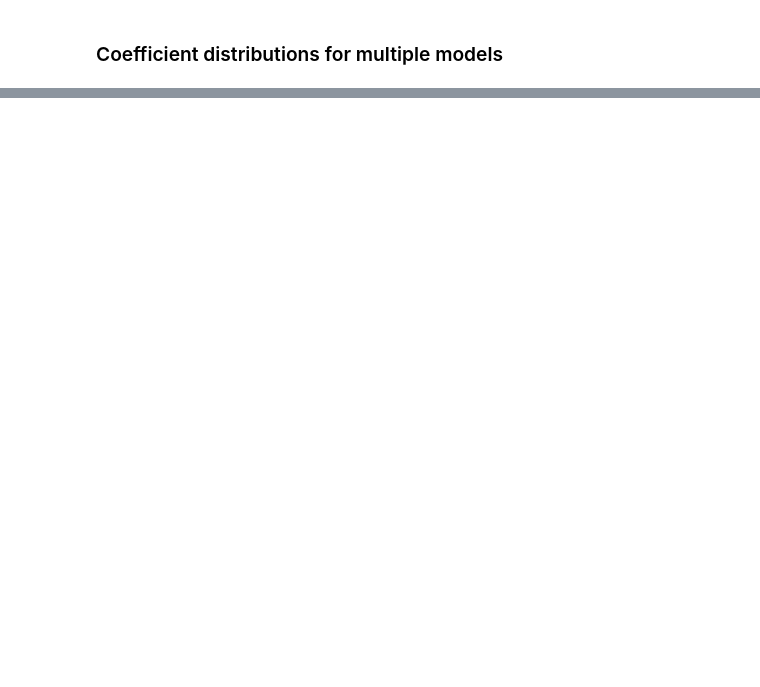
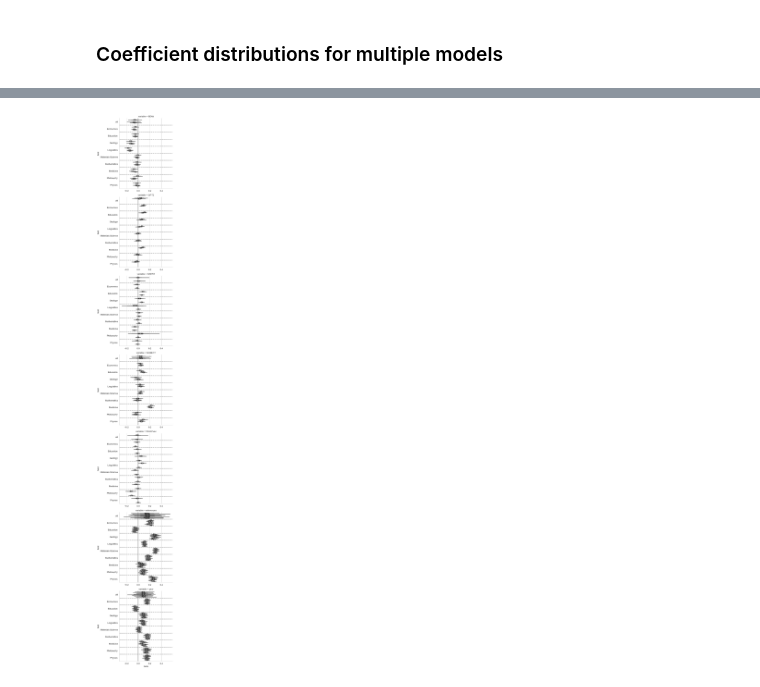
Before and after one commit to nathimel/citesim, a Jupyter notebook: src/notebooks/hierarchical_modeling_analysis.ipynb, the cells around one changed output, grey strips where cells are left out. Saved outputs shown, nothing was run; the diff lists cells and outputs as text; code cells hidden in the pictures; blank space fills up the shorter version.

Commit message:
Added plot comparing how much the coefficients change across models. Saving with notebook output.

```diff
--- a/src/notebooks/hierarchical_modeling_analysis.ipynb
+++ b/src/notebooks/hierarchical_modeling_analysis.ipynb
@@ -453,0 +569,13 @@ good_models
+# %%
+good_draws = draws.query(f"model in {list(good_models)}")
+# %%
+# Only include the columns that are also in results, i.e. we can do something with them
+good_draws = good_draws.drop(columns=good_draws.columns.difference(results.columns))
+# %%
+# Melt into long format
+# We reset the index and merge on it so each draw has a unique identifier
+good_draws = melt_betas(
+    good_draws.reset_index(),
+    merge_cols=["index", "beta_type"]
+)
+good_draws
@@ -453,0 +596,33 @@ good_models
+# %%
+# Look at how the betas change across fields,
+# including how much variability there is in that
+fg = sns.catplot(
+    data=good_draws.dropna(subset=["beta"]),
+    x="beta",
+    y="field",
+    row="variable",
+    kind="violin",
+    hue="model",
+    legend=None,
+)
+for row in fg.axes:
+    ax = row[0]
+
+    ax.axvline(
+        0,
+        color="k",
+        zorder=-1,
+    )
+    ax.tick_params(labelbottom=True)
+
+    for y_tick in ax.get_yticks()[:-1]:
+        ax.axhline(
+            y_tick + 0.5,
+            color=".5",
+            zorder=-1,
+            linestyle='--',
+        )
+
+plt.tight_layout()
+# %% [output]
+[figure, added]
```
Also changed, not shown: parts of 23 cells of this notebook.
